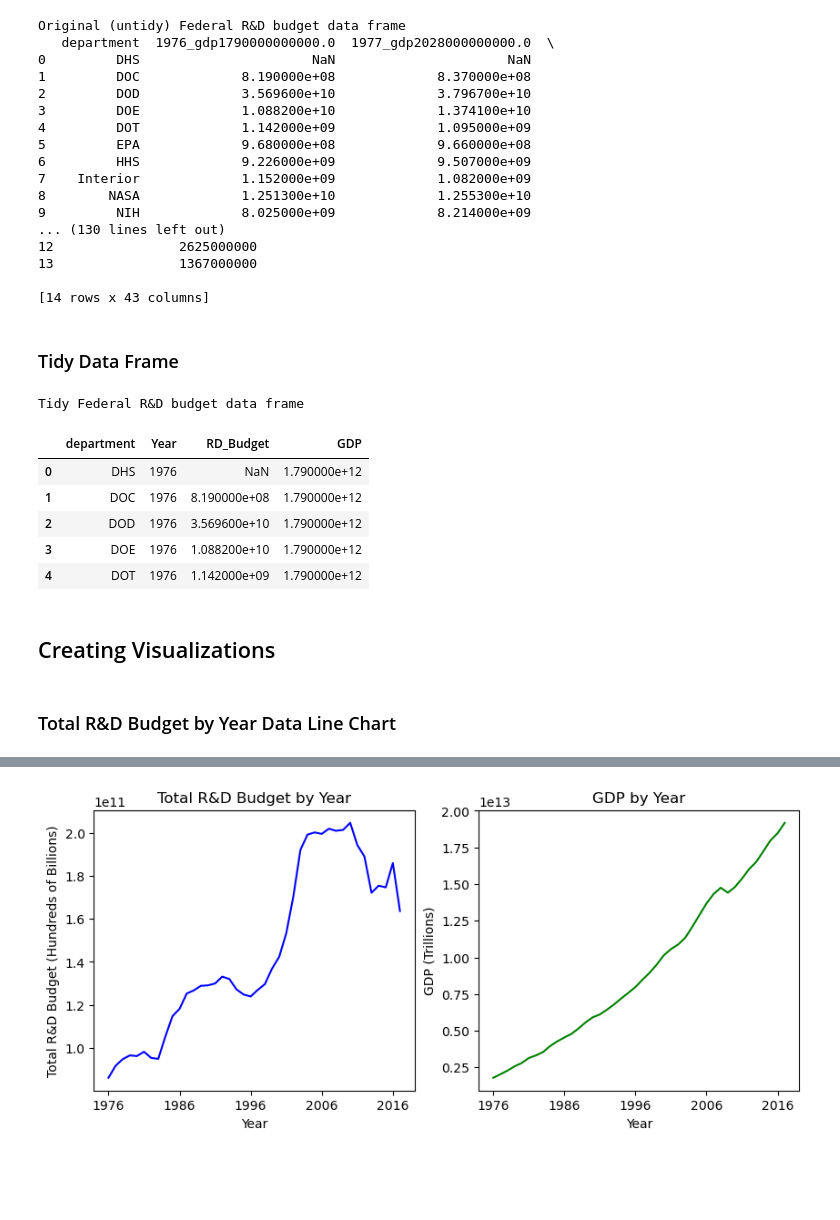
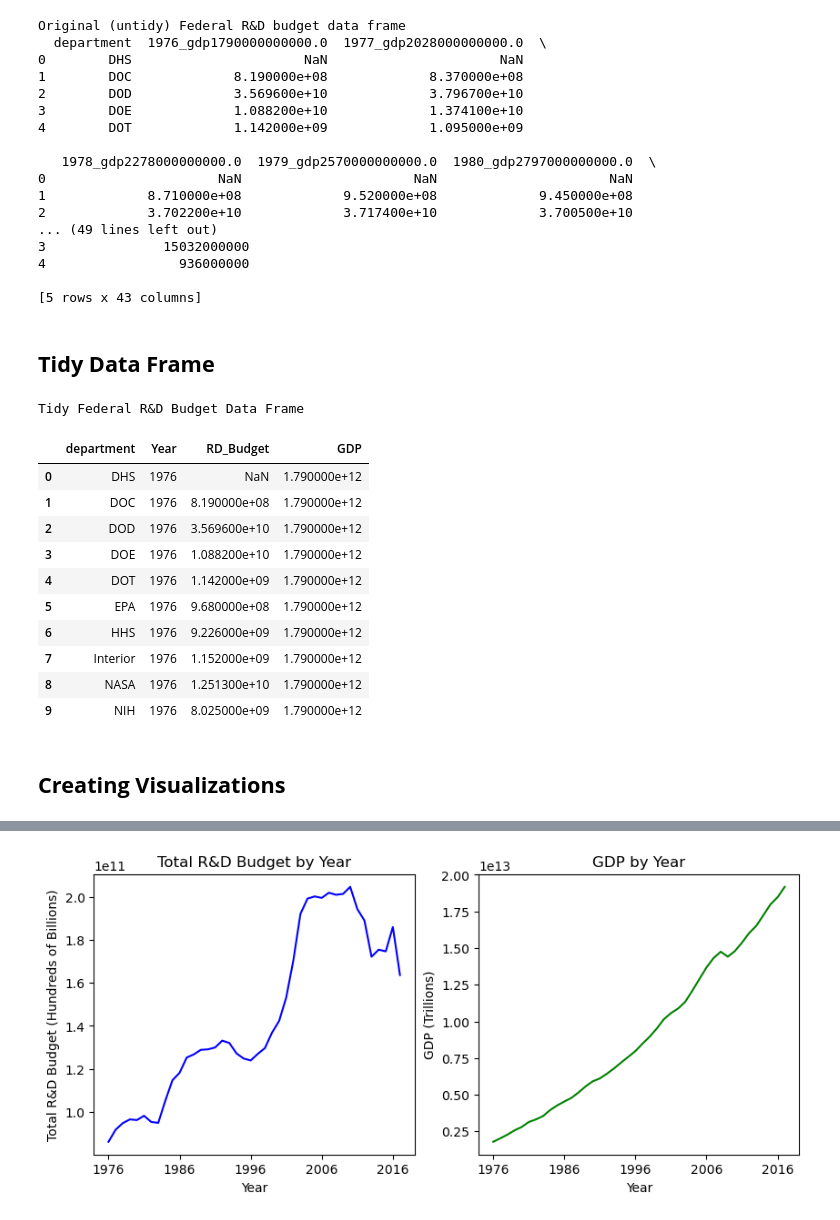
Before and after one commit to ArisC123/Cardoso-Data-Science-Portfolio, a Jupyter notebook: TidyData-Project/TidyData_Analysis.ipynb, the cells around one changed output, grey strips where cells are left out. Saved outputs shown, nothing was run; the diff lists cells and outputs as text; code cells hidden in the pictures; blank space fills up the shorter version.

```diff
--- a/TidyData-Project/TidyData_Analysis.ipynb
+++ b/TidyData-Project/TidyData_Analysis.ipynb
@@ -8,7 +47,7 @@ import pandas as pd
 
 print("Original (untidy) Federal R&D budget data frame ")
 df = pd.read_csv("Data/fed_rd_year&gdp.csv")
-print(df)
+print(df.head())
 
 
 # Melt the DataFrame: convert subject columns of years into a single 'year' column,
@@ -29,36 +68,39 @@ df_melted['GDP'] = df_melted['GDP'].str.replace('gdp', '')
 df_melted['GDP'] = df_melted['GDP'].astype(float)
 # %% [output]
 Original (untidy) Federal R&D budget data frame
-   department  1976_gdp1790000000000.0  1977_gdp2028000000000.0  \
-0         DHS                      NaN                      NaN
-1         DOC             8.190000e+08             8.370000e+08
-2         DOD             3.569600e+10             3.796700e+10
-3         DOE             1.088200e+10             1.374100e+10
-4         DOT             1.142000e+09             1.095000e+09
-5         EPA             9.680000e+08             9.660000e+08
-6         HHS             9.226000e+09             9.507000e+09
-7    Interior             1.152000e+09             1.082000e+09
-8        NASA             1.251300e+10             1.255300e+10
-9         NIH             8.025000e+09             8.214000e+09
-... (130 lines left out)
-12                2625000000
-13                1367000000
+  department  1976_gdp1790000000000.0  1977_gdp2028000000000.0  \
+0        DHS                      NaN                      NaN
+1        DOC             8.190000e+08             8.370000e+08
+2        DOD             3.569600e+10             3.796700e+10
+3        DOE             1.088200e+10             1.374100e+10
+4        DOT             1.142000e+09             1.095000e+09
 
-[14 rows x 43 columns]
+   1978_gdp2278000000000.0  1979_gdp2570000000000.0  1980_gdp2797000000000.0  \
+0                      NaN                      NaN                      NaN
+1             8.710000e+08             9.520000e+08             9.450000e+08
+2             3.702200e+10             3.717400e+10             3.700500e+10
+... (49 lines left out)
+3               15032000000
+4                 936000000
+
+[5 rows x 43 columns]
 # %% [markdown]
-### Tidy Data Frame
+## **Tidy Data Frame**
 # %%
-print("Tidy Federal R&D budget data frame ")
-df_melted.head()
+print("Tidy Federal R&D Budget Data Frame ")
+df_melted.head(10)
 # %% [output]
-Tidy Federal R&D budget data frame
+Tidy Federal R&D Budget Data Frame
 |  | department | Year | RD_Budget | GDP |
 | 0 | DHS | 1976 | NaN | 1.790000e+12 |
 | 1 | DOC | 1976 | 8.190000e+08 | 1.790000e+12 |
 | 2 | DOD | 1976 | 3.569600e+10 | 1.790000e+12 |
 | 3 | DOE | 1976 | 1.088200e+10 | 1.790000e+12 |
 | 4 | DOT | 1976 | 1.142000e+09 | 1.790000e+12 |
+| 5 | EPA | 1976 | 9.680000e+08 | 1.790000e+12 |
+| 6 | HHS | 1976 | 9.226000e+09 | 1.790000e+12 |
+| 7 | Interior | 1976 | 1.152000e+09 | 1.790000e+12 |
+| 8 | NASA | 1976 | 1.251300e+10 | 1.790000e+12 |
+| 9 | NIH | 1976 | 8.025000e+09 | 1.790000e+12 |
 # %% [markdown]
-## Creating Visualizations
+## **Creating Visualizations**
-# %% [markdown]
-### Total R&D Budget by Year Data Line Chart
```
Also changed, not shown: parts of 9 cells of this notebook.
